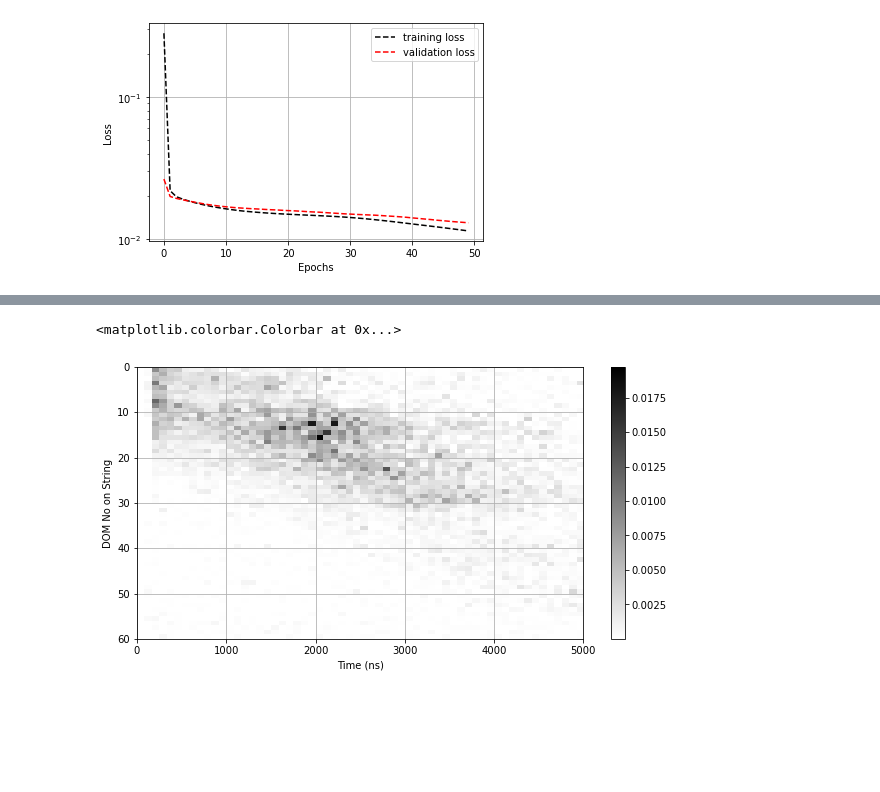
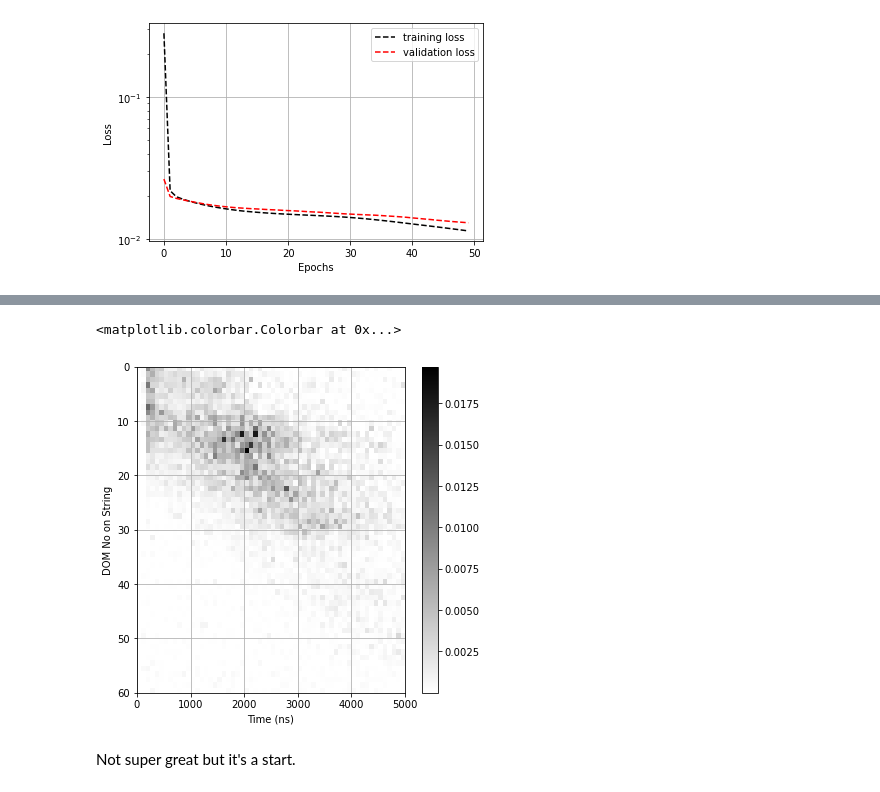
Before and after one commit to physkael/IceCube-Autoencoder, a Jupyter notebook: AutoEnc No 1.ipynb, the cells around one changed output, grey strips where cells are left out. Drawn from its saved outputs; the diff is of its cells as text; code cells hidden in the pictures; blank space fills up the shorter version.

```diff
--- a/AutoEnc No 1.ipynb
+++ b/AutoEnc No 1.ipynb
@@ -242,10 +246,13 @@ plt.colorbar()
 # %%
-fig = plt.figure(figsize=(10, 5))
+p = ae_model.predict(training_patterns[111:112]).reshape(60,NT)
+fig = plt.figure(figsize=(6, 6))
 plt.imshow(p, cmap='binary', extent=(0, 5000, 60, 0), aspect='auto')
 plt.grid()
 plt.xlabel('Time (ns)')
 plt.ylabel('DOM No on String')
 plt.colorbar()
 # %% [output]
 <matplotlib.colorbar.Colorbar at 0x...>
-[figure, old version]
+[figure, new version]
+# %% [markdown]
+Not super great but it's a start.
```
Also changed, not shown: parts of 6 cells of this notebook.
